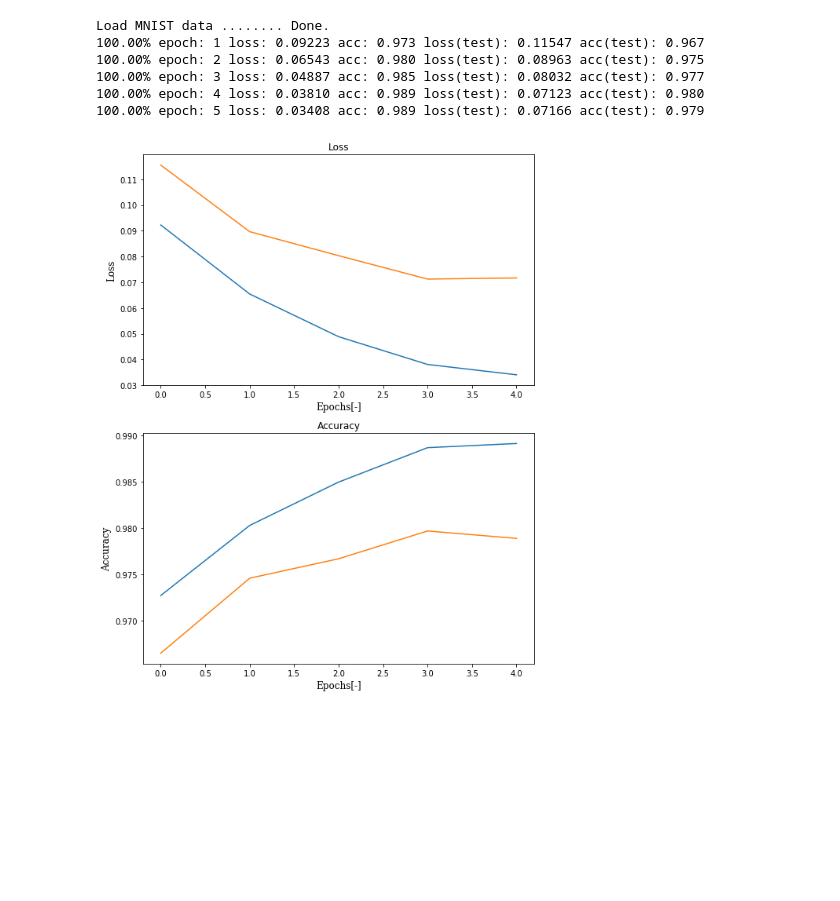
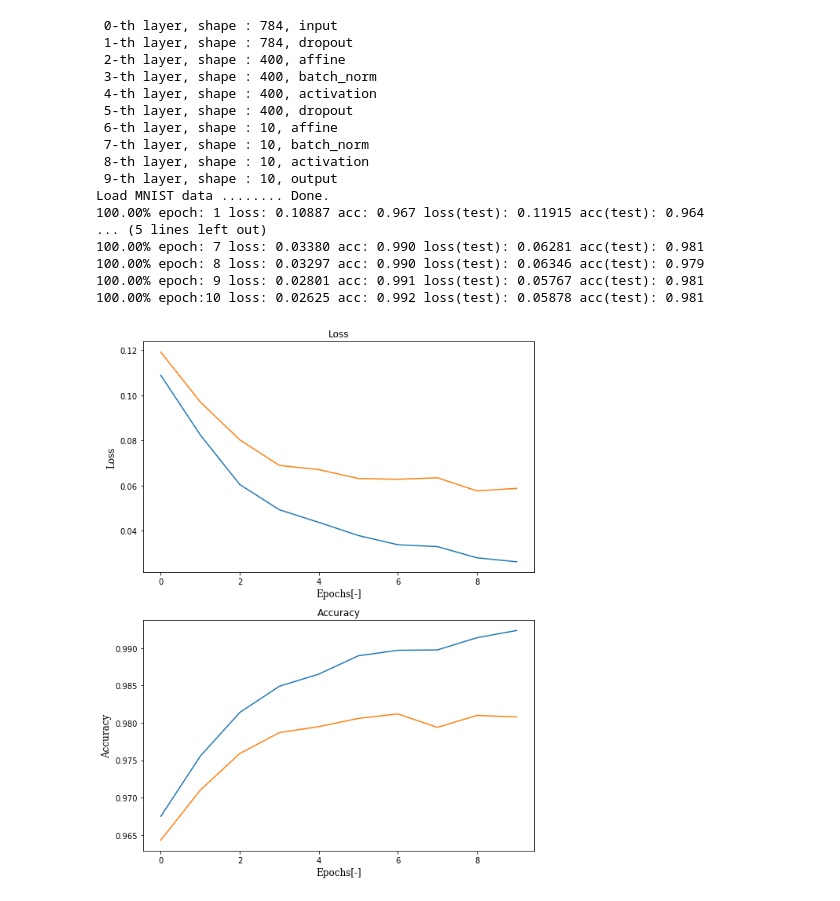
Before and after one commit to daichi-yoshikawa/dnnet, a Jupyter notebook: examples/mnist/mnist.ipynb, the cells around one changed output. Drawn from its saved outputs; the diff is of its cells as text; code cells hidden in the pictures; blank space fills up the shorter version.

```diff
--- a/examples/mnist/mnist.ipynb
+++ b/examples/mnist/mnist.ipynb
@@ -50,40 +50,55 @@ def get_mnist():
 dtype = np.float32
 model = NeuralNetwork(input_shape=(784), dtype=dtype)
 model.add(DropoutLayer(drop_ratio=0.2))
-model.add(AffineLayer(shape=(784, 800), random_weight=RandomWeight.Type.he))
+
+model.add(AffineLayer(shape=(784, 400), random_weight=RandomWeight.Type.he))
 model.add(BatchNormLayer())
 model.add(ActivationLayer(activation=Activation.Type.srrelu))
 model.add(DropoutLayer(drop_ratio=0.5))
-model.add(AffineLayer(shape=(800, 10), random_weight=RandomWeight.Type.default))
+
+model.add(AffineLayer(shape=(400, 10), random_weight=RandomWeight.Type.default))
 model.add(BatchNormLayer())
 model.add(ActivationLayer(activation=Activation.Type.softmax))
 model.compile()
+
+model.print_config()
 
 x, y = get_mnist()
 scale_normalization(x)
 
 optimizer = AdaGrad(learning_rate=5e-2, weight_decay=1e-3, dtype=dtype)
 
 lc = model.fit(
         x=x,
         y=y,
-        epochs=5,
+        epochs=10,
         batch_size=100,
         optimizer=optimizer,
         loss_function=LossFunction.Type.multinomial_cross_entropy,
         learning_curve=True,
         shuffle=True,
         shuffle_per_epoch=True,
         test_data_ratio=0.142857 # Use 60,000 for training and 10,000 for test.
 )
 
 lc.plot(figsize=(8,10), fontsize=12)
 model.show_filters(0, shape=(28, 28), layout=(10, 10), figsize=(12, 12))
 # %% [output]
+ 0-th layer, shape : 784, input
+ 1-th layer, shape : 784, dropout
+ 2-th layer, shape : 400, affine
+ 3-th layer, shape : 400, batch_norm
+ 4-th layer, shape : 400, activation
+ 5-th layer, shape : 400, dropout
+ 6-th layer, shape : 10, affine
+ 7-th layer, shape : 10, batch_norm
+ 8-th layer, shape : 10, activation
+ 9-th layer, shape : 10, output
 Load MNIST data ........ Done.
-100.00% epoch: 1 loss: 0.09223 acc: 0.973 loss(test): 0.11547 acc(test): 0.967
-100.00% epoch: 2 loss: 0.06543 acc: 0.980 loss(test): 0.08963 acc(test): 0.975
-100.00% epoch: 3 loss: 0.04887 acc: 0.985 loss(test): 0.08032 acc(test): 0.977
-100.00% epoch: 4 loss: 0.03810 acc: 0.989 loss(test): 0.07123 acc(test): 0.980
-100.00% epoch: 5 loss: 0.03408 acc: 0.989 loss(test): 0.07166 acc(test): 0.979
+100.00% epoch: 1 loss: 0.10887 acc: 0.967 loss(test): 0.11915 acc(test): 0.964
+... (5 lines left out)
+100.00% epoch: 7 loss: 0.03380 acc: 0.990 loss(test): 0.06281 acc(test): 0.981
+100.00% epoch: 8 loss: 0.03297 acc: 0.990 loss(test): 0.06346 acc(test): 0.979
+100.00% epoch: 9 loss: 0.02801 acc: 0.991 loss(test): 0.05767 acc(test): 0.981
+100.00% epoch:10 loss: 0.02625 acc: 0.992 loss(test): 0.05878 acc(test): 0.981
-[figure, old version]
+[figure, new version]
```
Also changed, not shown: parts of 2 cells of this notebook, 1 other file.
